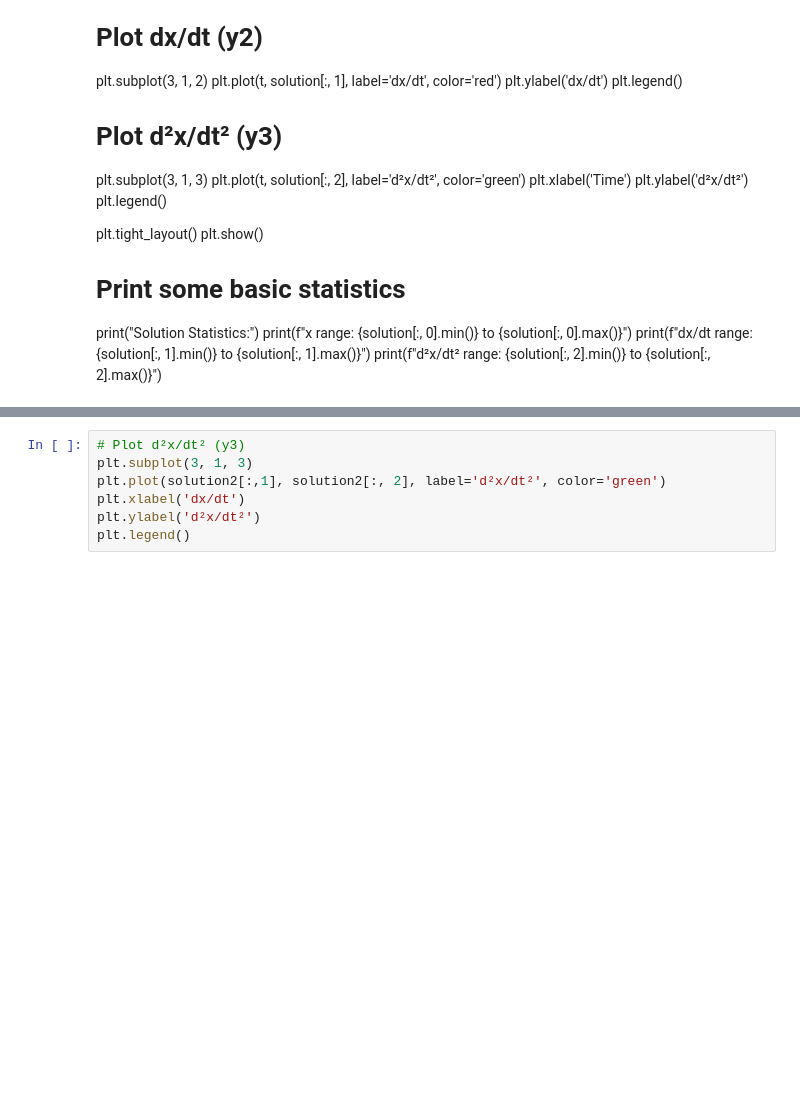
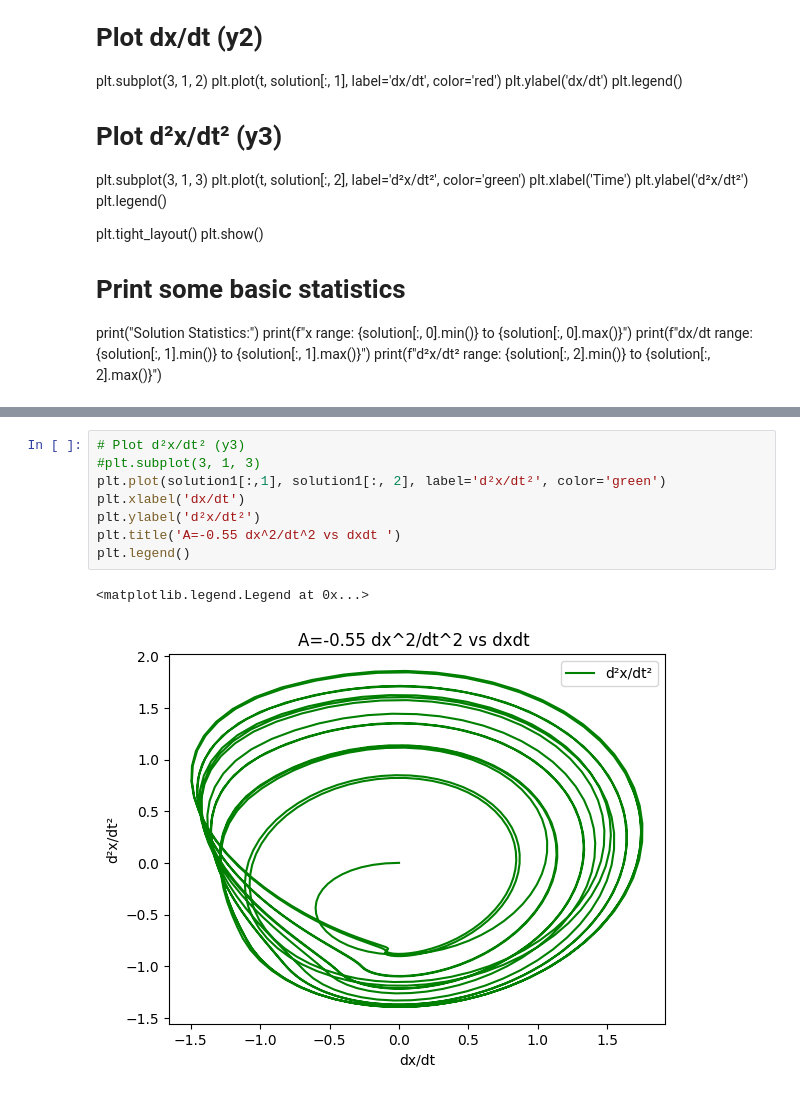
Before and after one commit to TMcHenry22/Physics3Lab, a Jupyter notebook: Nonlinear Circuit Lab.ipynb, the cells around one changed output, grey strips where cells are left out. Saved outputs shown, nothing was run; the diff lists cells and outputs as text; blank space fills up the shorter version.

```diff
--- a/Nonlinear Circuit Lab.ipynb
+++ b/Nonlinear Circuit Lab.ipynb
@@ -261,7 +275,11 @@ plt.legend()
 # %%
 # Plot d²x/dt² (y3)
-plt.subplot(3, 1, 3)
-plt.plot(solution2[:,1], solution2[:, 2], label='d²x/dt²', color='green')
+#plt.subplot(3, 1, 3)
+plt.plot(solution1[:,1], solution1[:, 2], label='d²x/dt²', color='green')
 plt.xlabel('dx/dt')
 plt.ylabel('d²x/dt²')
+plt.title('A=-0.55 dx^2/dt^2 vs dxdt ')
 plt.legend()
+# %% [output]
+<matplotlib.legend.Legend at 0x...>
+[figure, added]
```
Also changed, not shown: parts of 7 cells of this notebook.
